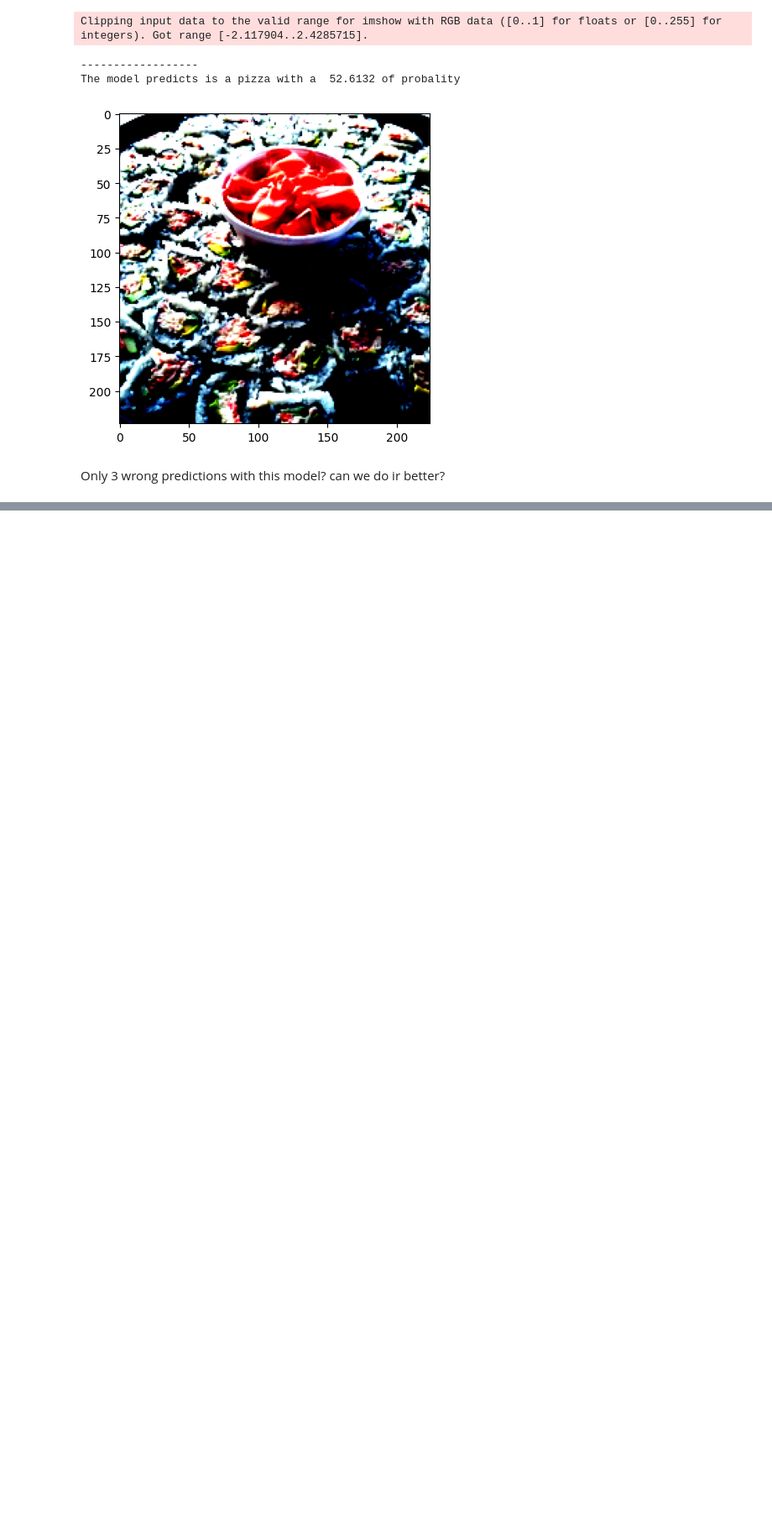
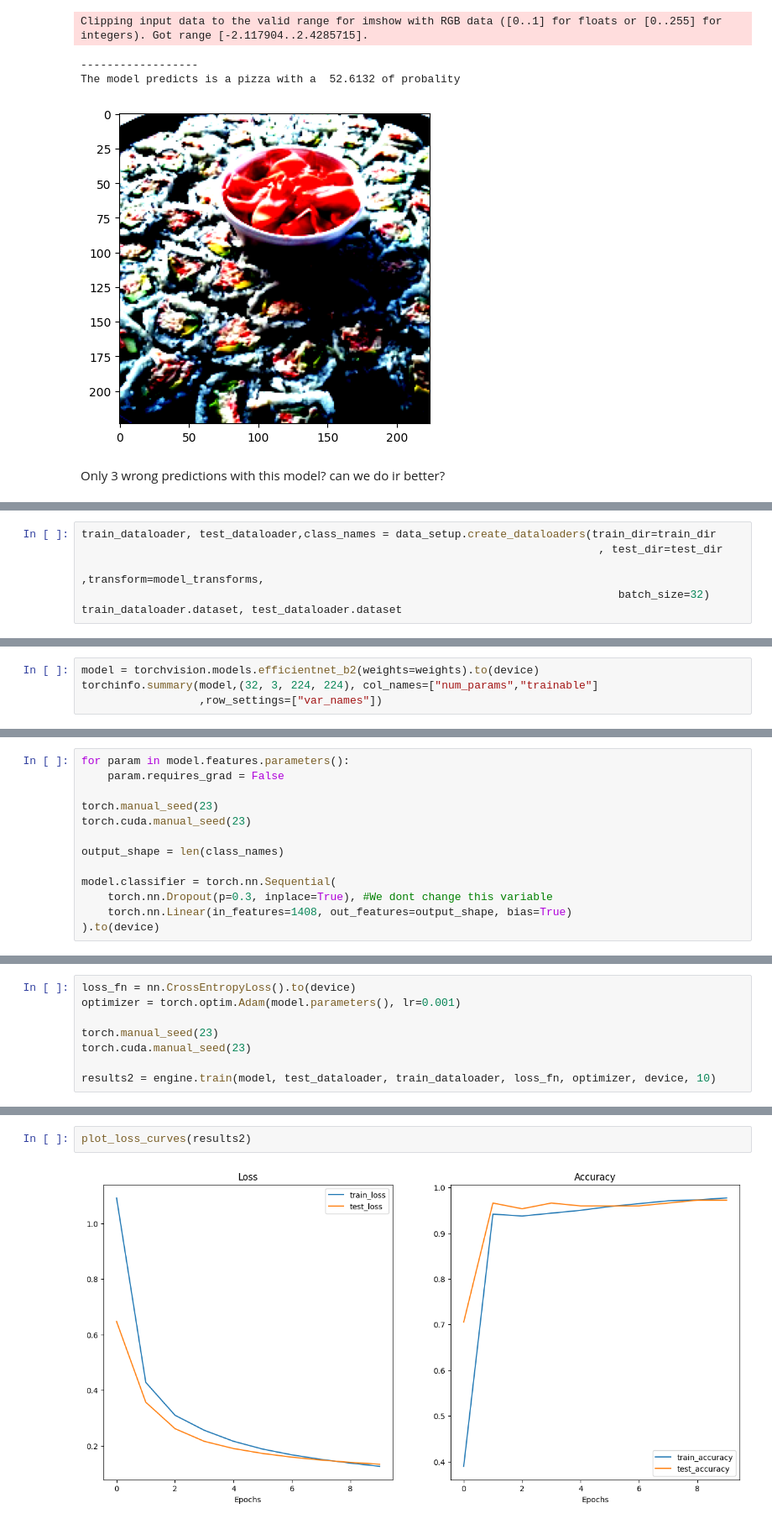
Before and after one commit to Astolfo2332/dpl_notes, a Jupyter notebook: Pytorch/Pre_trained_models.ipynb, the cells around one changed output, grey strips where cells are left out. Shown at 84% size. Cells and saved outputs as stored; diff of their text form; blank space fills up the shorter version.

Commit message:
add(notebook): finish the model with pretrained weights- add a comparation between the b0 and b2 of the efficientnet model

```diff
--- a/Pytorch/Pre_trained_models.ipynb
+++ b/Pytorch/Pre_trained_models.ipynb
@@ -433,0 +450,6 @@ Only 3 wrong predictions with this model? can we do ir better?
+# %%
+train_dataloader, test_dataloader,class_names = data_setup.create_dataloaders(train_dir=train_dir
+                                                                               , test_dir=test_dir
+                                                                                ,transform=model_transforms,
+                                                                                  batch_size=32)
+train_dataloader.dataset, test_dataloader.dataset
@@ -433,0 +487,4 @@ Only 3 wrong predictions with this model? can we do ir better?
+# %%
+model = torchvision.models.efficientnet_b2(weights=weights).to(device)
+torchinfo.summary(model,(32, 3, 224, 224), col_names=["num_params","trainable"]
+                  ,row_settings=["var_names"])
@@ -433,0 +531,13 @@ Only 3 wrong predictions with this model? can we do ir better?
+# %%
+for param in model.features.parameters():
+    param.requires_grad = False
+
+torch.manual_seed(23)
+torch.cuda.manual_seed(23)
+
+output_shape = len(class_names)
+
+model.classifier = torch.nn.Sequential(
+    torch.nn.Dropout(p=0.3, inplace=True), #We dont change this variable
+    torch.nn.Linear(in_features=1408, out_features=output_shape, bias=True)
+).to(device)
@@ -433,0 +587,8 @@ Only 3 wrong predictions with this model? can we do ir better?
+# %%
+loss_fn = nn.CrossEntropyLoss().to(device)
+optimizer = torch.optim.Adam(model.parameters(), lr=0.001)
+
+torch.manual_seed(23)
+torch.cuda.manual_seed(23)
+
+results2 = engine.train(model, test_dataloader, train_dataloader, loss_fn, optimizer, device, 10)
@@ -433,0 +608,4 @@ Only 3 wrong predictions with this model? can we do ir better?
+# %%
+plot_loss_curves(results2)
+# %% [output]
+[figure, added]
```
Also changed, not shown: parts of 23 cells of this notebook.
